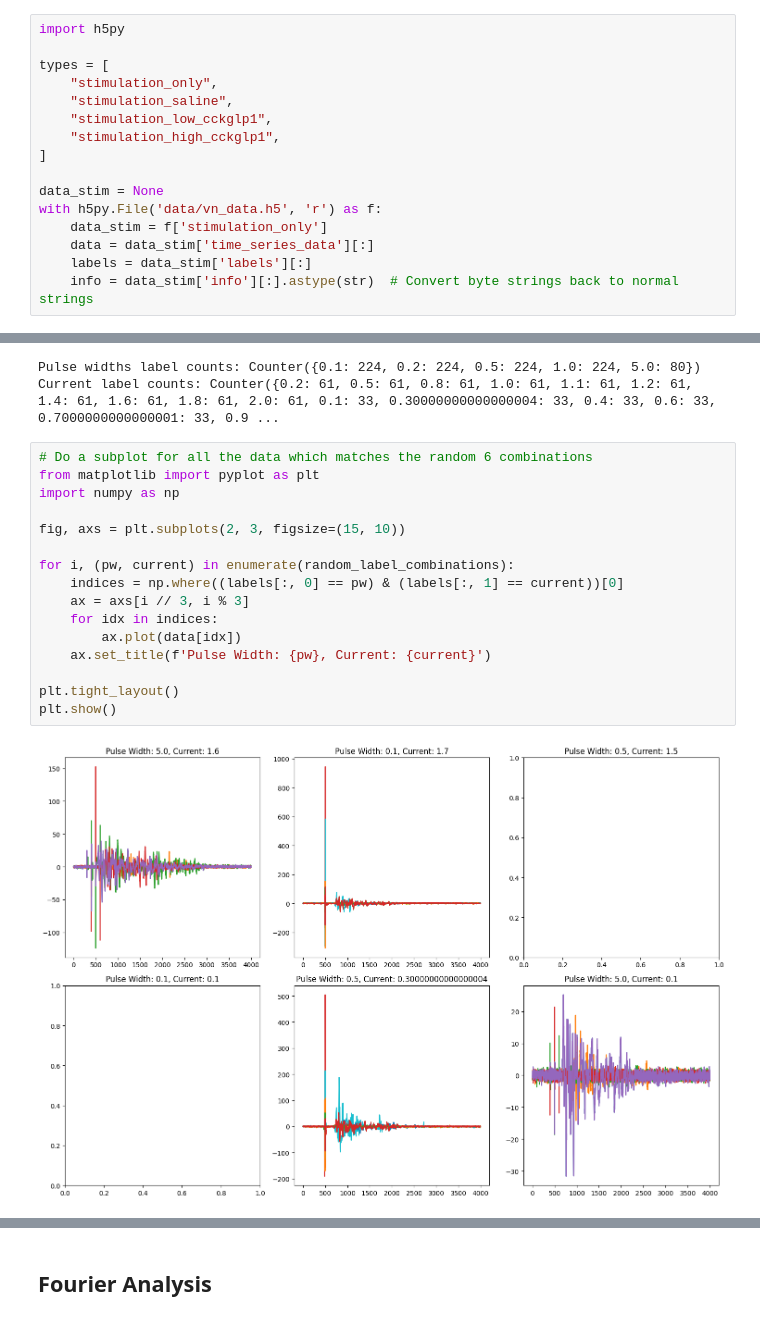
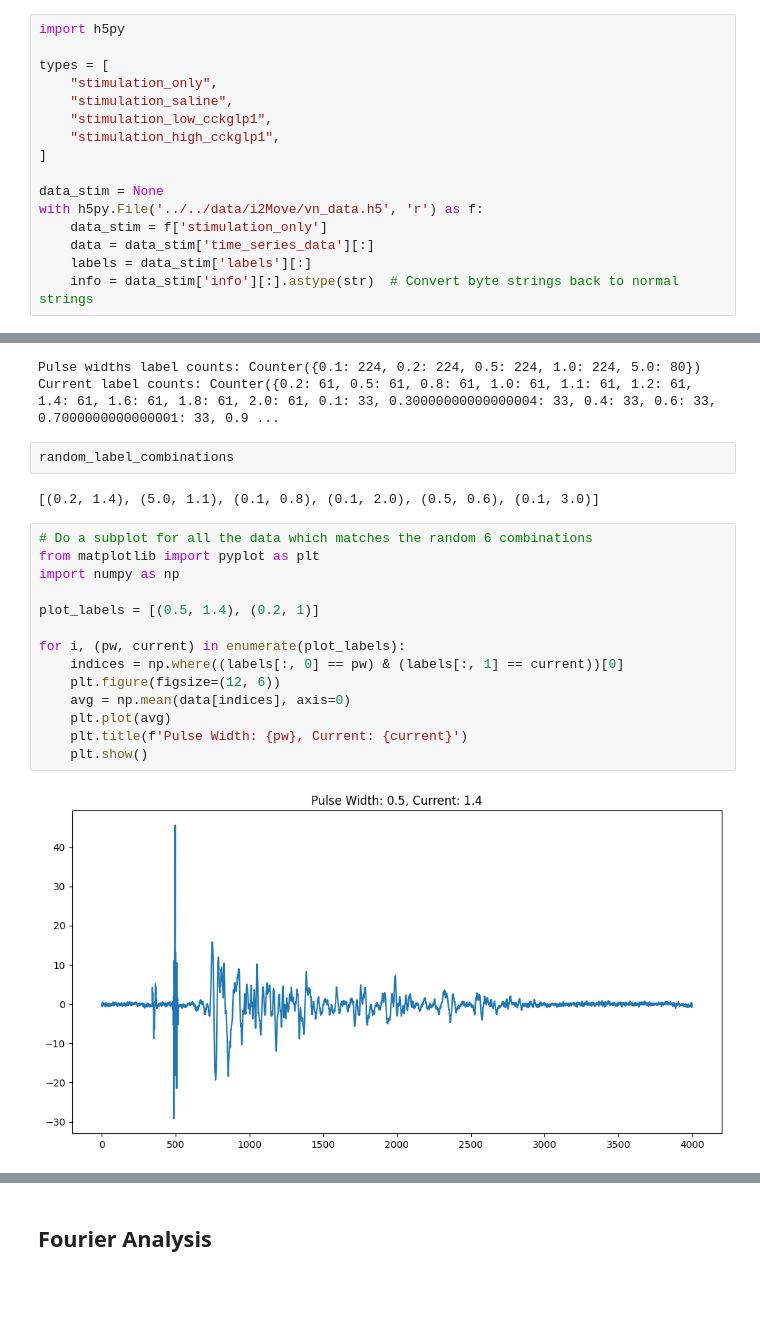
Before and after one commit to btarifi10/closed-loop-vns, a Jupyter notebook: src/data-analysis/i2move-playground.ipynb, the cells around one changed output, grey strips where cells are left out. Saved outputs shown, nothing was run; the diff lists cells and outputs as text; blank space fills up the shorter version.

```diff
--- a/src/data-analysis/i2move-playground.ipynb
+++ b/src/data-analysis/i2move-playground.ipynb
@@ -9,7 +9,7 @@ types = [
 ]
 
 data_stim = None
-with h5py.File('data/vn_data.h5', 'r') as f:
+with h5py.File('../../data/i2Move/vn_data.h5', 'r') as f:
     data_stim = f['stimulation_only']
     data = data_stim['time_series_data'][:]
     labels = data_stim['labels'][:]
@@ -53,21 +53,23 @@ random_label_combinations = random.sample(sorted(existing_combinations), 6)
 # %% [output]
 Pulse widths label counts: Counter({0.1: 224, 0.2: 224, 0.5: 224, 1.0: 224, 5.0: 80})
 Current label counts: Counter({0.2: 61, 0.5: 61, 0.8: 61, 1.0: 61, 1.1: 61, 1.2: 61, 1.4: 61, 1.6: 61, 1.8: 61, 2.0: 61, 0.1: 33, 0.30000000000000004: 33, 0.4: 33, 0.6: 33, 0.7000000000000001: 33, 0.9 ...
+# %%
+random_label_combinations
+# %% [output]
+[(0.2, 1.4), (5.0, 1.1), (0.1, 0.8), (0.1, 2.0), (0.5, 0.6), (0.1, 3.0)]
 # %%
 # Do a subplot for all the data which matches the random 6 combinations
 from matplotlib import pyplot as plt
 import numpy as np
 
-fig, axs = plt.subplots(2, 3, figsize=(15, 10))
+plot_labels = [(0.5, 1.4), (0.2, 1)]
 
-for i, (pw, current) in enumerate(random_label_combinations):
+for i, (pw, current) in enumerate(plot_labels):
     indices = np.where((labels[:, 0] == pw) & (labels[:, 1] == current))[0]
-    ax = axs[i // 3, i % 3]
-    for idx in indices:
-        ax.plot(data[idx])
-    ax.set_title(f'Pulse Width: {pw}, Current: {current}')
-
-plt.tight_layout()
-plt.show()
+    plt.figure(figsize=(12, 6))
+    avg = np.mean(data[indices], axis=0)
+    plt.plot(avg)
+    plt.title(f'Pulse Width: {pw}, Current: {current}')
+    plt.show()
 # %% [output]
-[figure, old version]
+[figure, new version]
```
Also changed, not shown: parts of 4 cells of this notebook, 6 other files.
